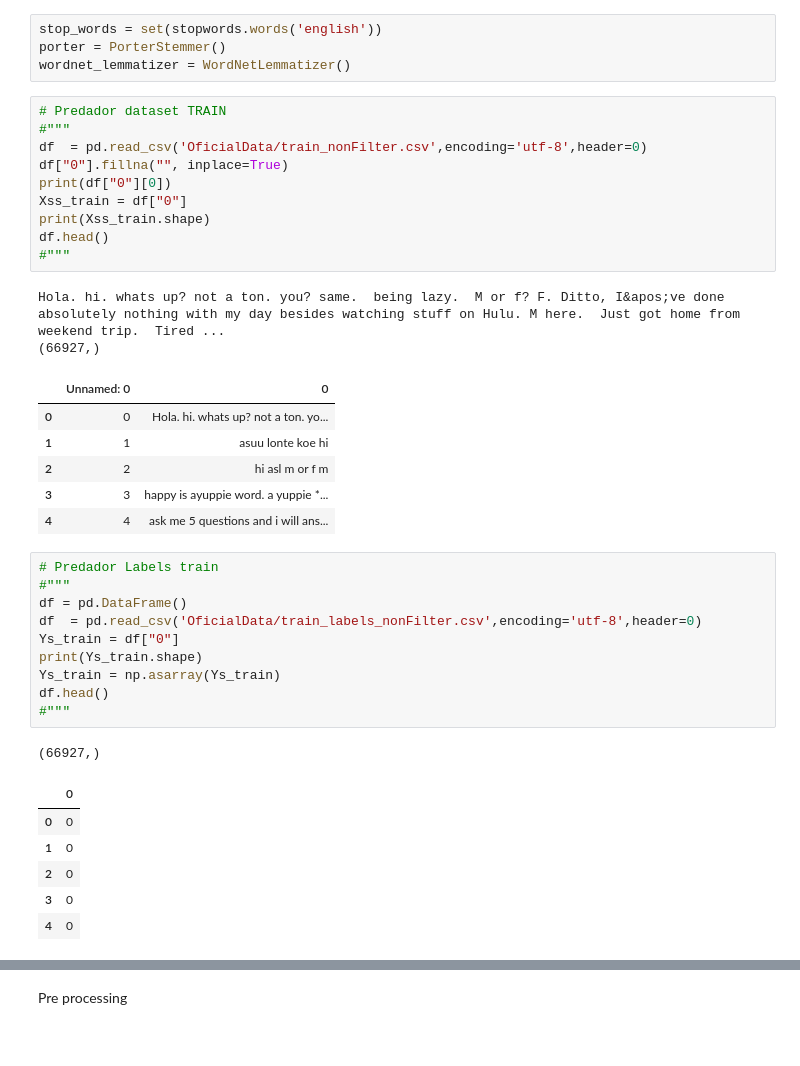
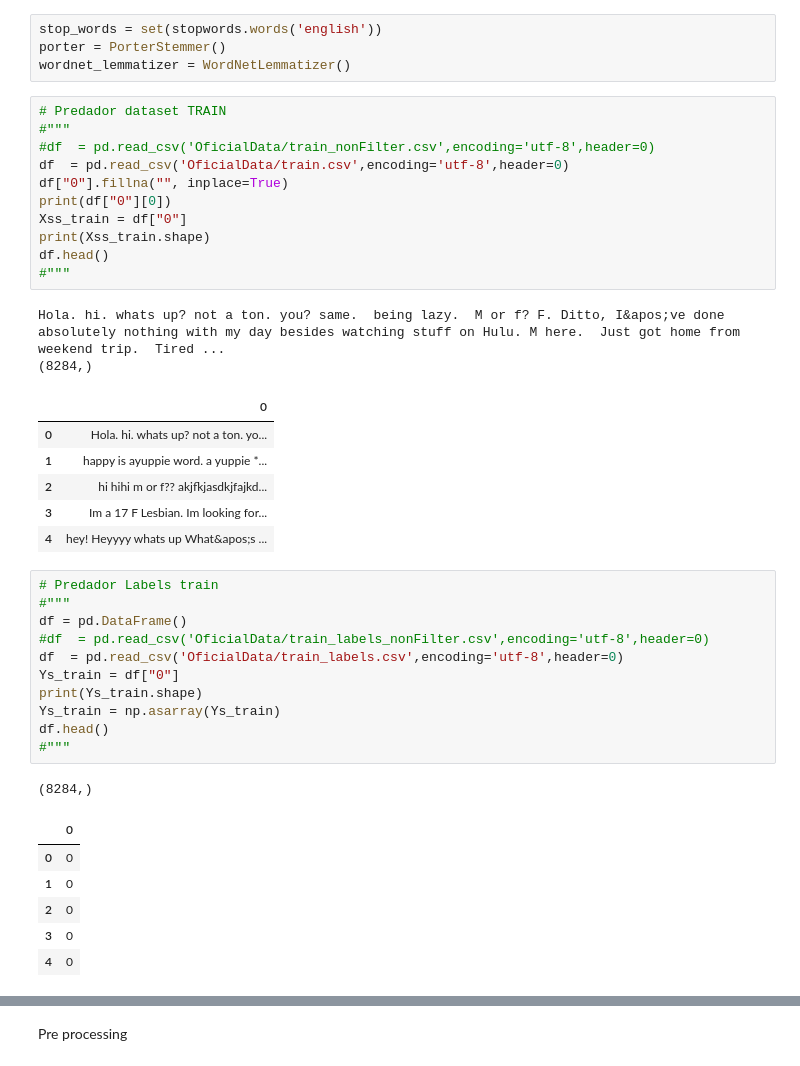
Before and after one commit to danielafe7-usp/Project, a Jupyter notebook: Shuffle data-Book Pre processing.ipynb, the cells around one changed output, grey strips where cells are left out. Drawn from its saved outputs; the diff is of its cells as text.

```diff
--- a/Shuffle data-Book Pre processing.ipynb
+++ b/Shuffle data-Book Pre processing.ipynb
@@ -40,34 +40,36 @@ wordnet_lemmatizer = WordNetLemmatizer()
 # %%
 # Predador dataset TRAIN
 #"""
-df  = pd.read_csv('OficialData/train_nonFilter.csv',encoding='utf-8',header=0)
+#df  = pd.read_csv('OficialData/train_nonFilter.csv',encoding='utf-8',header=0)
+df  = pd.read_csv('OficialData/train.csv',encoding='utf-8',header=0)
 df["0"].fillna("", inplace=True)
 print(df["0"][0])
 Xss_train = df["0"]
 print(Xss_train.shape)
 df.head()
 #"""
 # %% [output]
 Hola. hi. whats up? not a ton. you? same.  being lazy.  M or f? F. Ditto, I&apos;ve done absolutely nothing with my day besides watching stuff on Hulu. M here.  Just got home from weekend trip.  Tired ...
-(66927,)
+(8284,)
-|  | Unnamed: 0 | 0 |
-| 0 | 0 | Hola. hi. whats up? not a ton. yo... |
-| 1 | 1 | asuu lonte koe hi |
-| 2 | 2 | hi asl m or f m |
-| 3 | 3 | happy is ayuppie word. a yuppie *... |
-| 4 | 4 | ask me 5 questions and i will ans... |
+|  | 0 |
+| 0 | Hola. hi. whats up? not a ton. yo... |
+| 1 | happy is ayuppie word. a yuppie *... |
+| 2 | hi hihi m or f?? akjfkjasdkjfajkd... |
+| 3 | Im a 17 F Lesbian. Im looking for... |
+| 4 | hey! Heyyyy whats up What&apos;s ... |
 # %%
 # Predador Labels train
 #"""
 df = pd.DataFrame()
-df  = pd.read_csv('OficialData/train_labels_nonFilter.csv',encoding='utf-8',header=0)
+#df  = pd.read_csv('OficialData/train_labels_nonFilter.csv',encoding='utf-8',header=0)
+df  = pd.read_csv('OficialData/train_labels.csv',encoding='utf-8',header=0)
 Ys_train = df["0"]
 print(Ys_train.shape)
 Ys_train = np.asarray(Ys_train)
 df.head()
 #"""
 # %% [output]
-(66927,)
+(8284,)
 |  | 0 |
 | 0 | 0 |
 | 1 | 0 |
```
Also changed, not shown: parts of 66 cells of this notebook, 1 other file.
